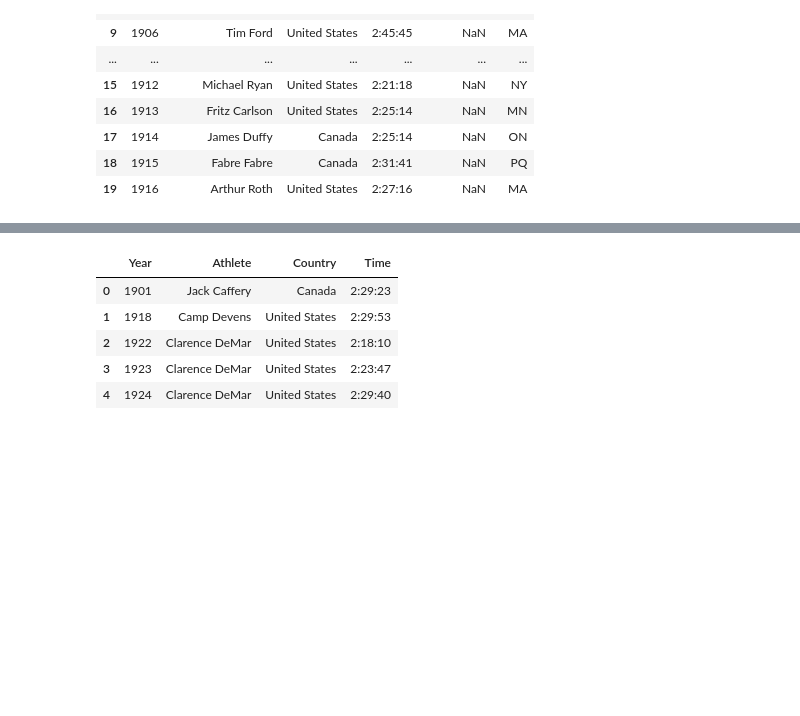
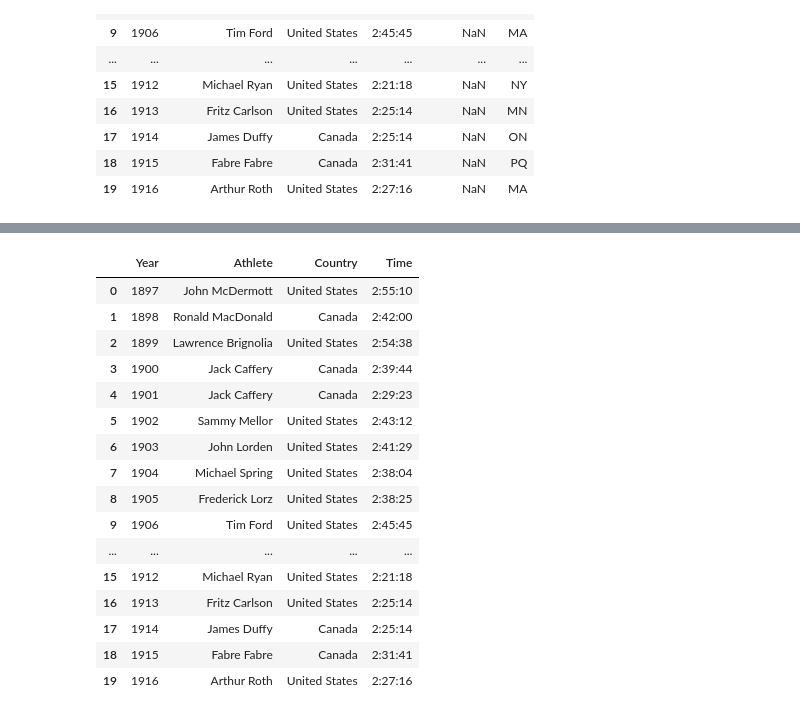
Before and after one commit to Donicia/Finishline, a Jupyter notebook: Run Data/runner_data.ipynb, the cells around one changed output, grey strips where cells are left out. Cells and saved outputs as stored; diff of their text form; code cells hidden in the pictures; blank space fills up the shorter version.

```diff
--- a/Run Data/runner_data.ipynb
+++ b/Run Data/runner_data.ipynb
@@ -114,9 +133,20 @@ pd.read_sql_query('select * from female_boston',con= engine ).head()
 # %%
-pd.read_sql_query('select * from male_boston',con= engine ).head()
+pd.read_sql_query('select * from male_boston',con= engine ).head(20)
 # %% [output]
 |  | Year | Athlete | Country | Time |
-| 0 | 1901 | Jack Caffery | Canada | 2:29:23 |
-| 1 | 1918 | Camp Devens | United States | 2:29:53 |
-| 2 | 1922 | Clarence DeMar | United States | 2:18:10 |
-| 3 | 1923 | Clarence DeMar | United States | 2:23:47 |
-| 4 | 1924 | Clarence DeMar | United States | 2:29:40 |
+| 0 | 1897 | John McDermott | United States | 2:55:10 |
+| 1 | 1898 | Ronald MacDonald | Canada | 2:42:00 |
+| 2 | 1899 | Lawrence Brignolia | United States | 2:54:38 |
+| 3 | 1900 | Jack Caffery | Canada | 2:39:44 |
+| 4 | 1901 | Jack Caffery | Canada | 2:29:23 |
+| 5 | 1902 | Sammy Mellor | United States | 2:43:12 |
+| 6 | 1903 | John Lorden | United States | 2:41:29 |
+| 7 | 1904 | Michael Spring | United States | 2:38:04 |
+| 8 | 1905 | Frederick Lorz | United States | 2:38:25 |
+| 9 | 1906 | Tim Ford | United States | 2:45:45 |
+| ... | ... | ... | ... | ... |
+| 15 | 1912 | Michael Ryan | United States | 2:21:18 |
+| 16 | 1913 | Fritz Carlson | United States | 2:25:14 |
+| 17 | 1914 | James Duffy | Canada | 2:25:14 |
+| 18 | 1915 | Fabre Fabre | Canada | 2:31:41 |
+| 19 | 1916 | Arthur Roth | United States | 2:27:16 |
```
Also changed, not shown: parts of 7 cells of this notebook.
